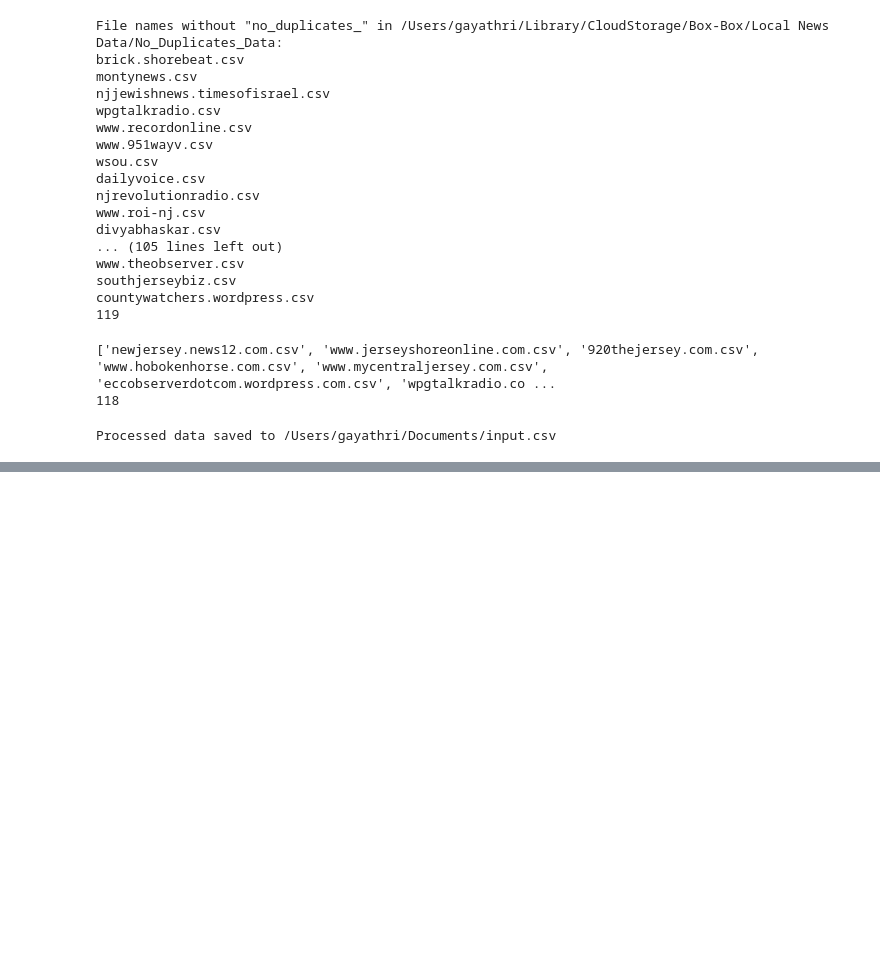
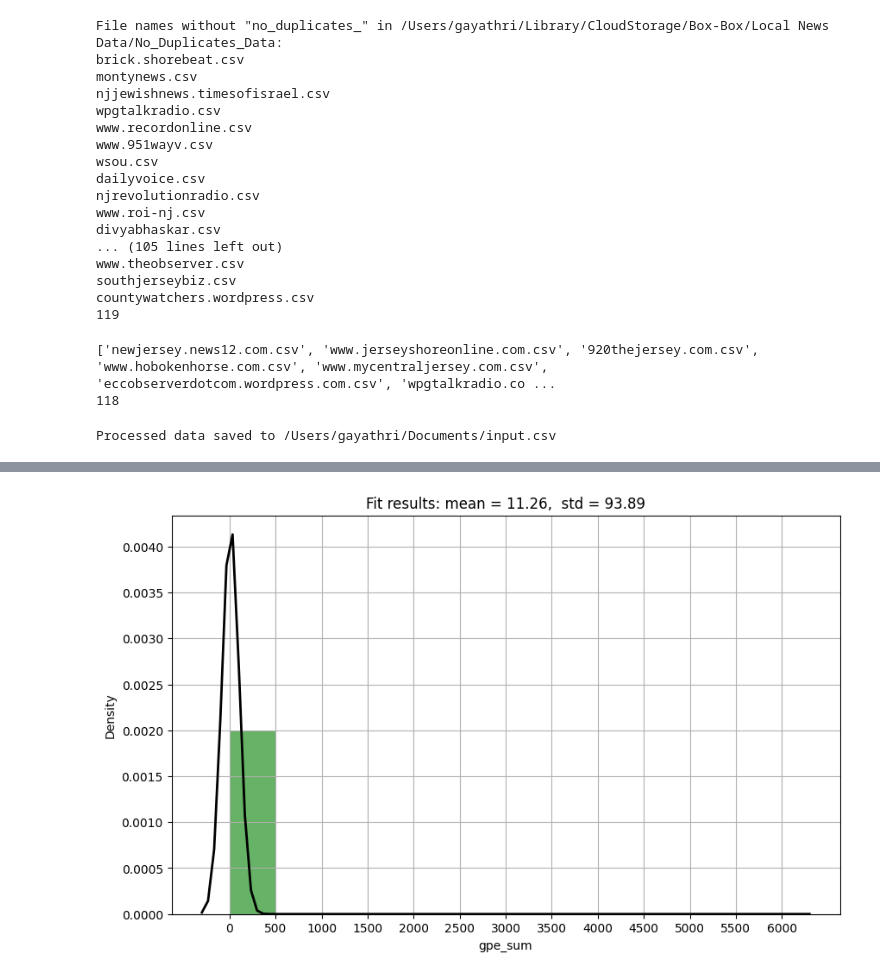
Before and after one commit to RutgersComLab/nj-local-news-analysis, a Jupyter notebook: domain_analysis_1.ipynb, the cells around one changed output, grey strips where cells are left out. Drawn from its saved outputs; the diff is of its cells as text; code cells hidden in the pictures; blank space fills up the shorter version.

Commit message:
quadrant data, is_nj, gpe_frequency, heatmap for all the data

```diff
--- a/domain_analysis_1.ipynb
+++ b/domain_analysis_1.ipynb
@@ -363,0 +439,33 @@ www.tcnjsignal.net.csv
+# %%
+new_data = pd.read_csv('/Users/gayathri/Library/CloudStorage/Box-Box/Local News Data/all_domain_data/merged_quadrant.csv')
+column_name = 'gpe_sum'
+# %%
+# Adjusting the plot to focus on specific ranges of 'gpe_sum' values (0, 500, 1000, etc.)
+
+# Define bins for the histogram
+bins = np.arange(0, new_data['gpe_sum'].max() + 500, 500)
+
+plt.figure(figsize=(10, 6))
+
+# Plotting histogram with defined bins
+plt.hist(new_data['gpe_sum'], bins=bins, density=True, alpha=0.6, color='g')
+
+# Fit a normal distribution to the data
+mean, std = norm.fit(new_data['gpe_sum'])
+
+# Plot the PDF.
+xmin, xmax = plt.xlim()
+x = np.linspace(xmin, xmax, 100)
+p = norm.pdf(x, mean, std)
+plt.plot(x, p, 'k', linewidth=2)
+
+title = f"Fit results: mean = {mean:.2f},  std = {std:.2f}"
+plt.title(title)
+
+plt.xlabel('gpe_sum')
+plt.ylabel('Density')
+plt.xticks(bins)
+plt.grid(True)
+plt.show()
+# %% [output]
+[figure, added]
```
Also changed, not shown: parts of 13 cells of this notebook, 16 other files.
